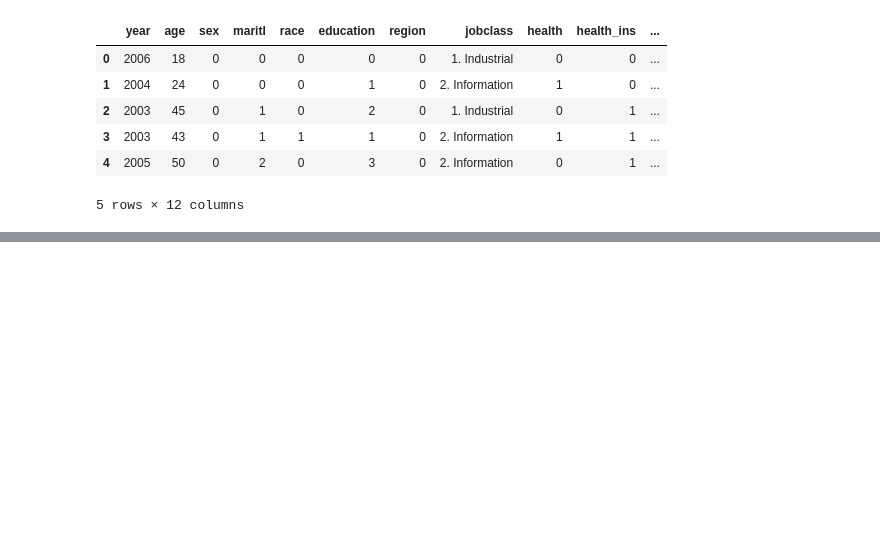
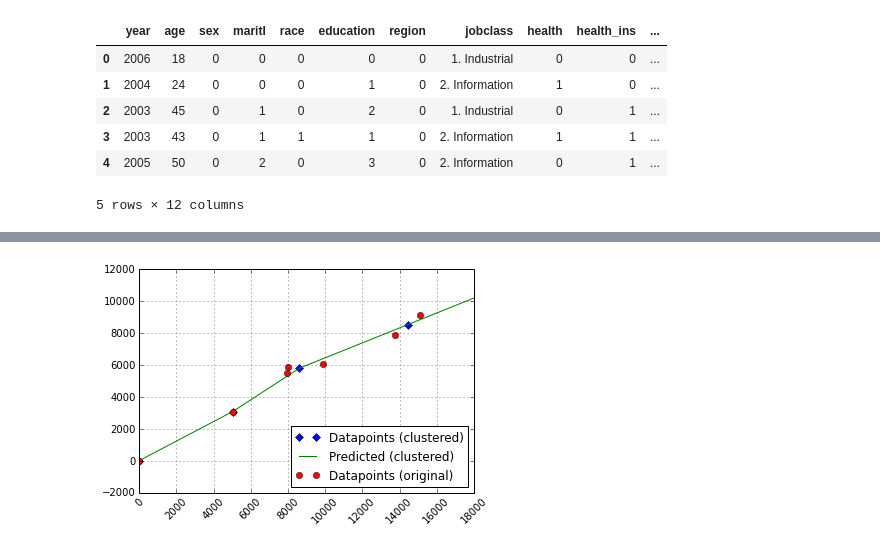
Before and after one commit to sujitpal/mlia-examples, a Jupyter notebook: src/statlearning_notebooks/chapter7.ipynb, the cells around one changed output, grey strips where cells are left out. Cells and saved outputs as stored; diff of their text form; code cells hidden in the pictures; blank space fills up the shorter version.

```diff
--- a/src/statlearning_notebooks/chapter7.ipynb
+++ b/src/statlearning_notebooks/chapter7.ipynb
@@ -43,0 +169,39 @@ We attempt to build a model to predict wage given a degree 4 polynomial over age
+# %%
+import numpy
+import pylab
+import scipy
+import sklearn.cluster
+
+# Set up original data - note that it's monotonically increasing by X value!
+data = {}
+data['original'] = {}
+data['original']['x'] = [0, 5024.2059124920379, 7933.1645067836089, 7990.4664106277542, 9879.9717114947653, 13738.60563208926, 15113.277958924193]
+data['original']['y'] = [0.0, 3072.5653360000988, 5477.2689107965398, 5851.6866463790966, 6056.3852496014106, 7895.2332350173638, 9154.2956175610598]
+
+# Cluster data, sort it and and save
+inputNumpy = numpy.array([[data['original']['x'][i], data['original']['y'][i]] for i in range(0, len(data['original']['x']))])
+meanShift = sklearn.cluster.MeanShift()
+meanShift.fit(inputNumpy)
+clusteredData = [[pair[0], pair[1]] for pair in meanShift.cluster_centers_]
+clusteredData.sort(lambda pair1, pair2: cmp(pair1[0],pair2[0]))
+data['clustered'] = {}
+data['clustered']['x'] = [pair[0] for pair in clusteredData]
+data['clustered']['y'] = [pair[1] for pair in clusteredData]
+
+# Build a spline using the clustered data and predict
+mySpline = scipy.interpolate.UnivariateSpline(x=data['clustered']['x'], y=data['clustered']['y'], k=1)
+xi = range(0, int(round(max(data['original']['x']), -3)) + 3000, 20)
+yi = mySpline(xi)
+
+# Plot the datapoints
+pylab.plot(data['clustered']['x'], data['clustered']['y'], "D", label="Datapoints (%s)" % 'clustered')
+pylab.plot(xi, yi, label="Predicted (%s)" %  'clustered')
+pylab.plot(data['original']['x'], data['original']['y'], "o", label="Datapoints (%s)" % 'original')
+
+# Show the plot
+pylab.grid(True)
+pylab.xticks(rotation=45)
+pylab.legend( loc="lower right" )
+pylab.show()
+# %% [output]
+[figure, added]
```
Also changed, not shown: parts of 15 cells of this notebook, 4 other files.
